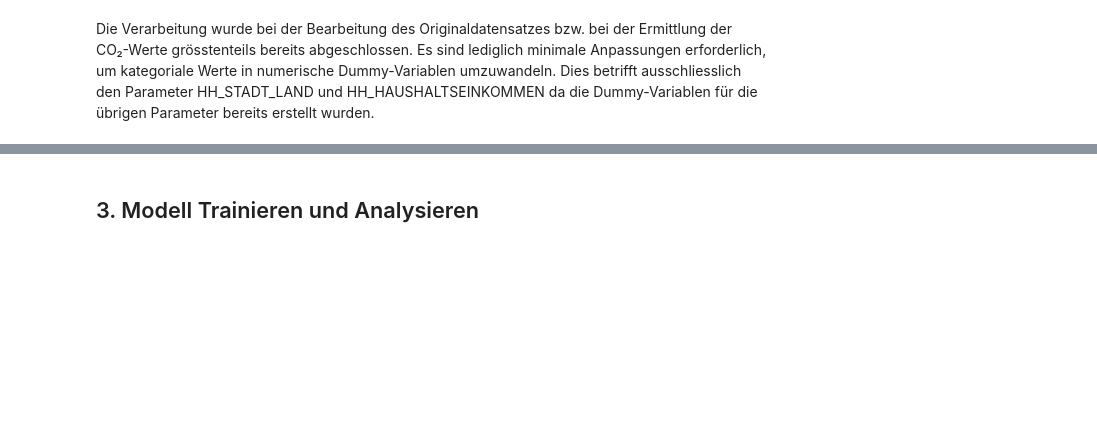
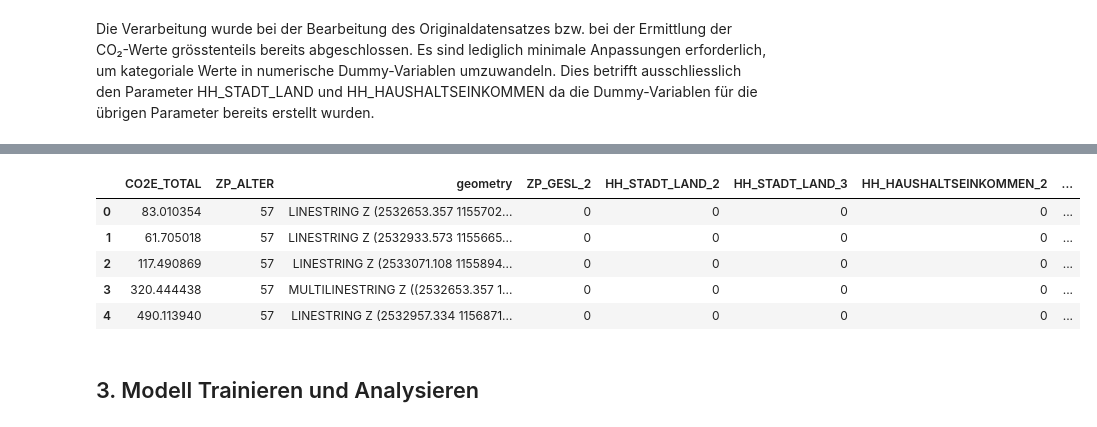
Before and after one commit to LeonidWouters/ANM, a Jupyter notebook: Modell_Stadt-Land-Intermediaer.ipynb, the cells around one changed output, grey strips where cells are left out. Cells and saved outputs as stored; diff of their text form; code cells hidden in the pictures; blank space fills up the shorter version.

```diff
--- a/Modell_Stadt-Land-Intermediaer.ipynb
+++ b/Modell_Stadt-Land-Intermediaer.ipynb
@@ -132,4 +224,22 @@ memory usage: 172.9+ MB
 None
+# %%
+# Umwandlung der Haushaltseinkommen in kategorische Variablen
+einkommen_kategorien = ['HH_HAUSHALTSEINKOMMEN_2', 'HH_HAUSHALTSEINKOMMEN_3', 'HH_HAUSHALTSEINKOMMEN_4',
+    'HH_HAUSHALTSEINKOMMEN_5', 'HH_HAUSHALTSEINKOMMEN_6', 'HH_HAUSHALTSEINKOMMEN_7',
+    'HH_HAUSHALTSEINKOMMEN_8', 'HH_HAUSHALTSEINKOMMEN_9'
+]
+
+for kategorie in einkommen_kategorien:
+    wege_bereinigt[kategorie] = wege_bereinigt[kategorie].astype(int)
+
+wege_bereinigt.head()
+# %% [output]
+|  | CO2E_TOTAL | ZP_ALTER | geometry | ZP_GESL_2 | HH_STADT_LAND_2 | HH_STADT_LAND_3 | HH_HAUSHALTSEINKOMMEN_2 | ... |
+| 0 | 83.010354 | 57 | LINESTRING Z (2532653.357 1155702... | 0 | 0 | 0 | 0 | ... |
+| 1 | 61.705018 | 57 | LINESTRING Z (2532933.573 1155665... | 0 | 0 | 0 | 0 | ... |
+| 2 | 117.490869 | 57 | LINESTRING Z (2533071.108 1155894... | 0 | 0 | 0 | 0 | ... |
+| 3 | 320.444438 | 57 | MULTILINESTRING Z ((2532653.357 1... | 0 | 0 | 0 | 0 | ... |
+| 4 | 490.113940 | 57 | LINESTRING Z (2532957.334 1156871... | 0 | 0 | 0 | 0 | ... |
 # %% [markdown]
 ## 3. Modell Trainieren und Analysieren
 # %%
```
Also changed, not shown: parts of 50 cells of this notebook.
